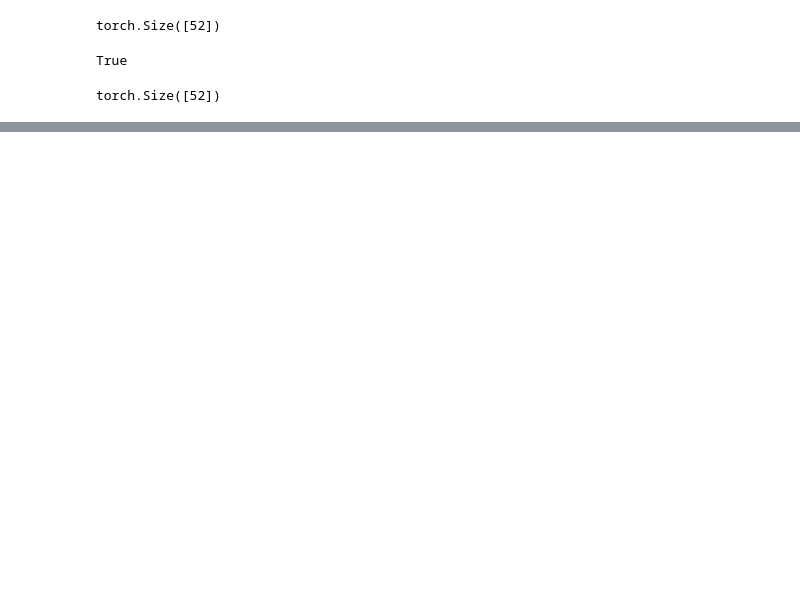
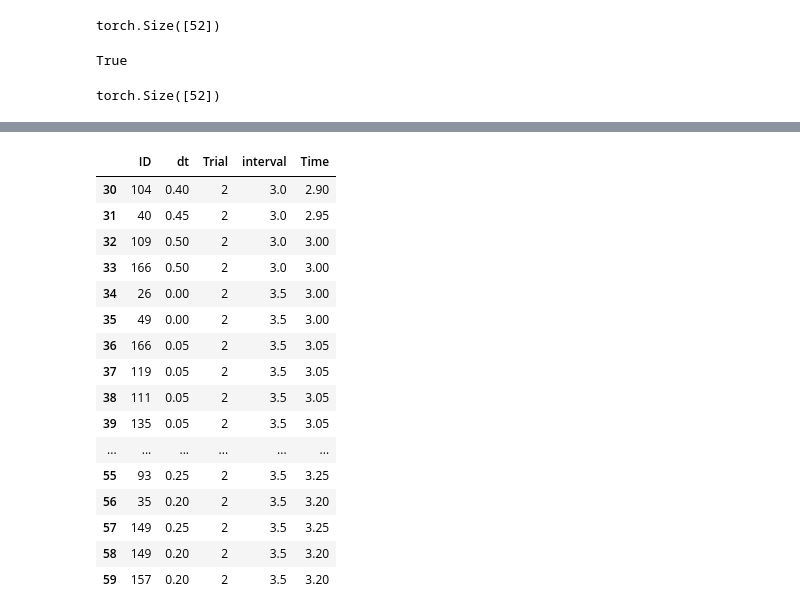
Before and after one commit to a-antoniades/neuroformer_, a Jupyter notebook: neuroformer_OneCombo3.ipynb, the cells around one changed output, grey strips where cells are left out. Saved outputs shown, nothing was run; the diff lists cells and outputs as text; code cells hidden in the pictures; blank space fills up the shorter version.

```diff
--- a/neuroformer_OneCombo3.ipynb
+++ b/neuroformer_OneCombo3.ipynb
@@ -409,2 +557,20 @@ print(len(df_true), len(df_pred))
 # %%
-df_pred[:30]
+df_pred[30:2 * 30]
+# %% [output]
+|  | ID | dt | Trial | interval | Time |
+| 30 | 104 | 0.40 | 2 | 3.0 | 2.90 |
+| 31 | 40 | 0.45 | 2 | 3.0 | 2.95 |
+| 32 | 109 | 0.50 | 2 | 3.0 | 3.00 |
+| 33 | 166 | 0.50 | 2 | 3.0 | 3.00 |
+| 34 | 26 | 0.00 | 2 | 3.5 | 3.00 |
+| 35 | 49 | 0.00 | 2 | 3.5 | 3.00 |
+| 36 | 166 | 0.05 | 2 | 3.5 | 3.05 |
+| 37 | 119 | 0.05 | 2 | 3.5 | 3.05 |
+| 38 | 111 | 0.05 | 2 | 3.5 | 3.05 |
+| 39 | 135 | 0.05 | 2 | 3.5 | 3.05 |
+| ... | ... | ... | ... | ... | ... |
+| 55 | 93 | 0.25 | 2 | 3.5 | 3.25 |
+| 56 | 35 | 0.20 | 2 | 3.5 | 3.20 |
+| 57 | 149 | 0.25 | 2 | 3.5 | 3.25 |
+| 58 | 149 | 0.20 | 2 | 3.5 | 3.20 |
+| 59 | 157 | 0.20 | 2 | 3.5 | 3.20 |
```
Also changed, not shown: parts of 46 cells of this notebook, 11 other files.
